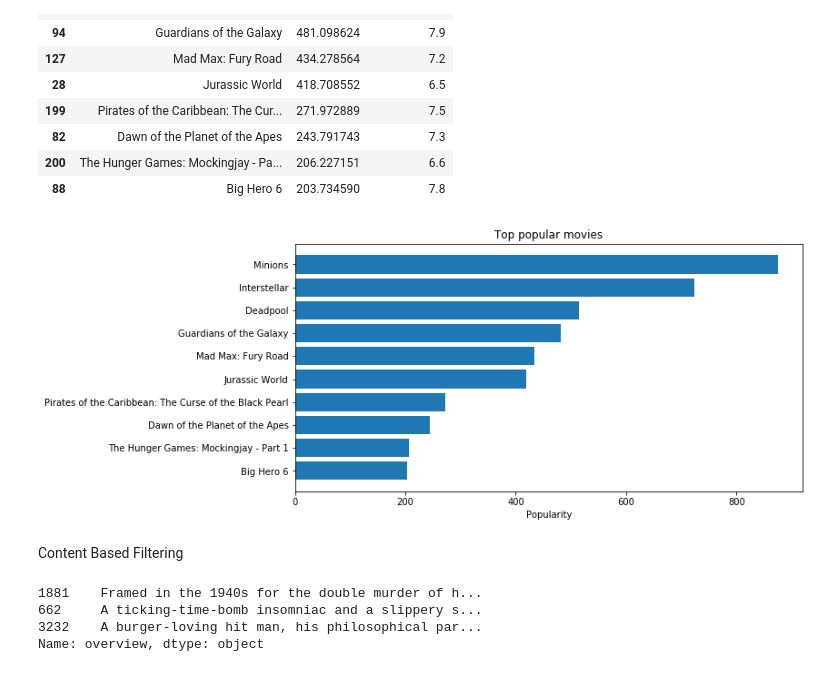
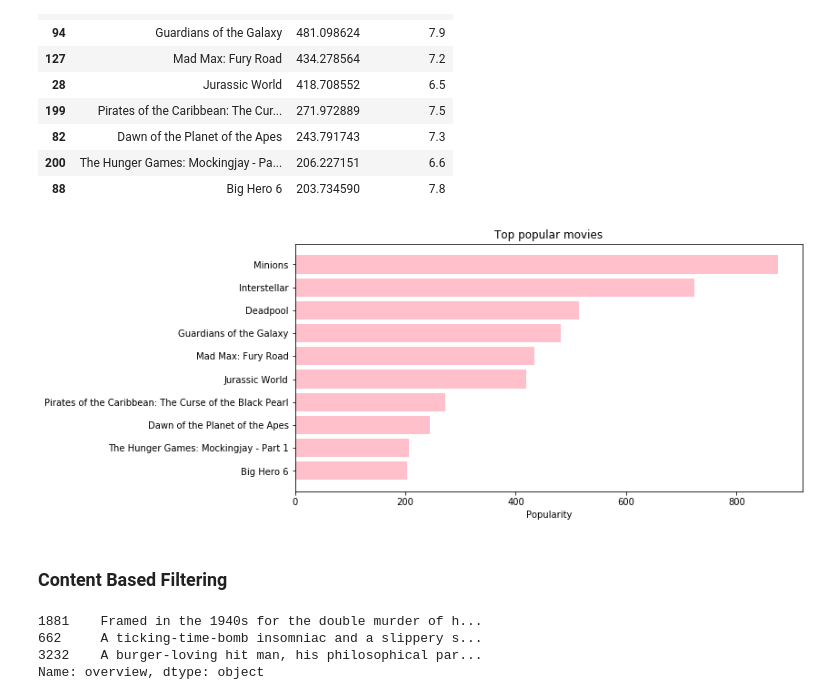
Before and after one commit to hst22/Movie-Recommender-Systems, a Jupyter notebook: Recommender System.ipynb, the cells around one changed output. Cells and saved outputs as stored; diff of their text form; code cells hidden in the pictures.

```diff
--- a/Recommender System.ipynb
+++ b/Recommender System.ipynb
@@ -327,15 +308,15 @@ pop_movie[['original_title', 'popularity', 'vote_average']].head(10) #top 10 mos
 # %%
 #plot for most popular movies
 fig, ax = plt.subplots(figsize =(10, 5))
-ax.barh(pop_movie.original_title.head(10), pop_movie.popularity.head(10))
+ax.barh(pop_movie.original_title.head(10), pop_movie.popularity.head(10), color = 'pink')
 ax.set_title("Top popular movies")
 ax.set_xlabel("Popularity")
 ax.invert_yaxis()
 plt.show();
 # %% [output]
-[figure, old version]
+[figure, new version]
 # %% [markdown]
-Content Based Filtering
+### Content Based Filtering
 # %%
 master.overview.head(3)
 # %% [output]
```
Also changed, not shown: parts of 37 cells of this notebook.
